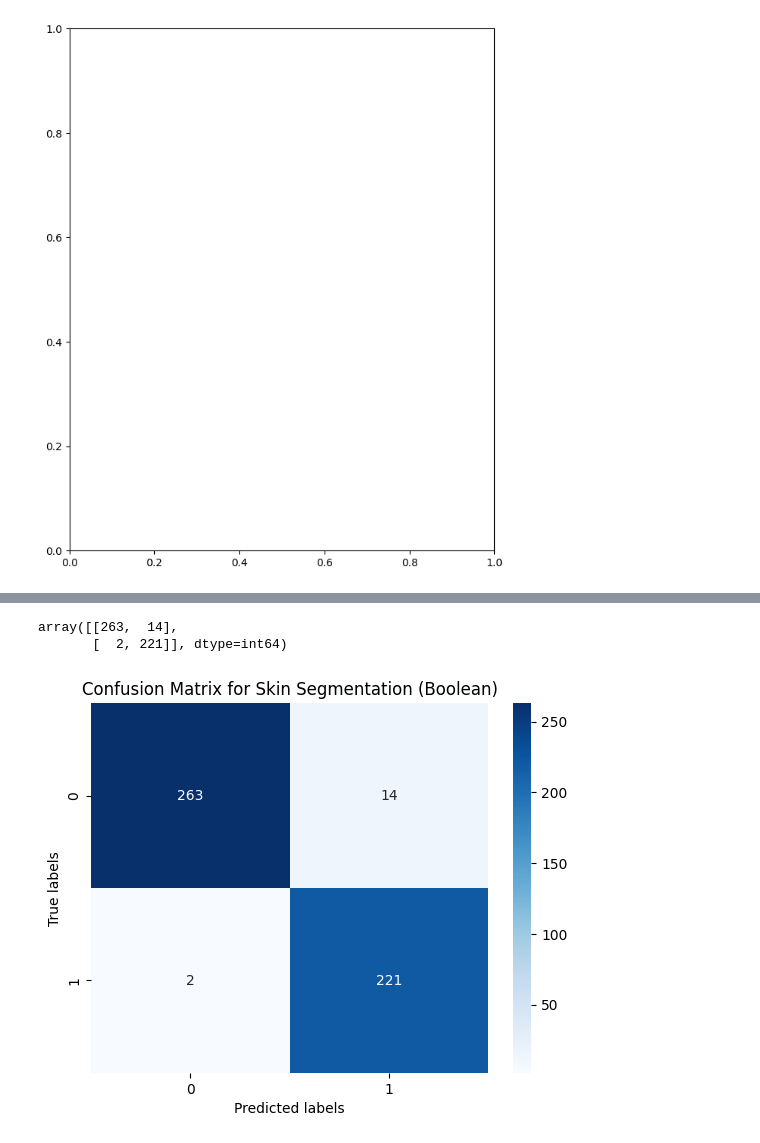
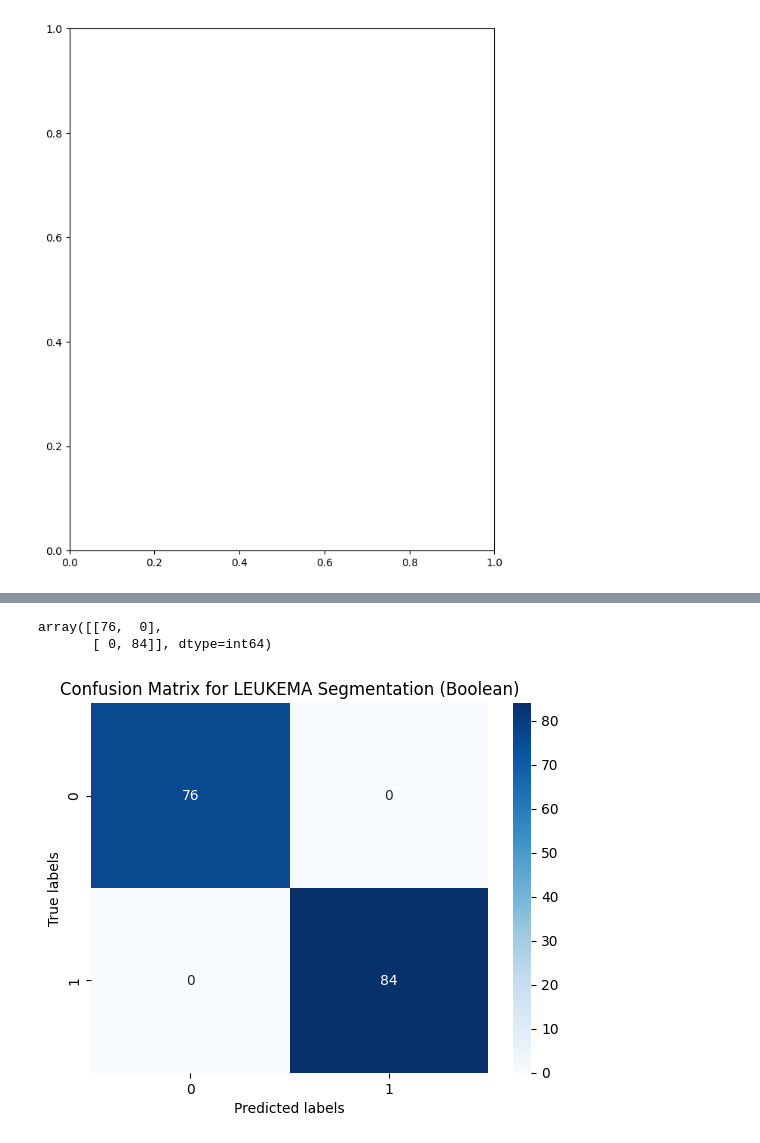
Before and after one commit to rohnsha0/SwasthAI, a Jupyter notebook: notebooks/classifiaction_model.ipynb, the cells around one changed output, grey strips where cells are left out. Cells and saved outputs as stored; diff of their text form; code cells hidden in the pictures.

Commit message:
added all segmentation models

```diff
--- a/notebooks/classifiaction_model.ipynb
+++ b/notebooks/classifiaction_model.ipynb
@@ -12,7 +11,7 @@ rgbChannels= 3
 EPOCHS= 10
 # %%
 datasets= tf.keras.preprocessing.image_dataset_from_directory(
-    "../datasets/image_segmentation/skin/",
+    "../datasets/image_segmentation/leukema/",
     seed= 128,
     shuffle= True,
     image_size= (imgSize, imgSize),
@@ -227,7 +209,7 @@ pred_lbl=[]
 for cycle in range(20):
     print("starting cycle: ", cycle)
     for images, labels in testDS.take(1):
-        for i in range(25):
+        for i in range(8):
             predictedCls, confidence= predFunc(model, images[i].numpy())
             actualCls= clsNames[labels[i]]
 
@@ -258,17 +240,17 @@ import seaborn as sns
 cm= confusion_matrix(actual_lbl, pred_lbl)
 cm
 # %% [output]
-array([[263,  14],
-       [  2, 221]], dtype=int64)
+array([[76,  0],
+       [ 0, 84]], dtype=int64)
 # %%
 sns.heatmap(cm, annot=True, cmap='Blues', fmt='.0f')
-plt.title('Confusion Matrix for Skin Segmentation (Boolean)')
+plt.title('Confusion Matrix for LEUKEMA Segmentation (Boolean)')
 plt.xlabel('Predicted labels')
 plt.ylabel('True labels')
 plt.show()
 #98.93% accuracy
 # %% [output]
-[figure, old version]
+[figure, new version]
 # %%
 converter= tf.lite.TFLiteConverter.from_keras_model(model)
 tflite_model= converter.convert()
```
Also changed, not shown: parts of 11 cells of this notebook, 5 other files.
